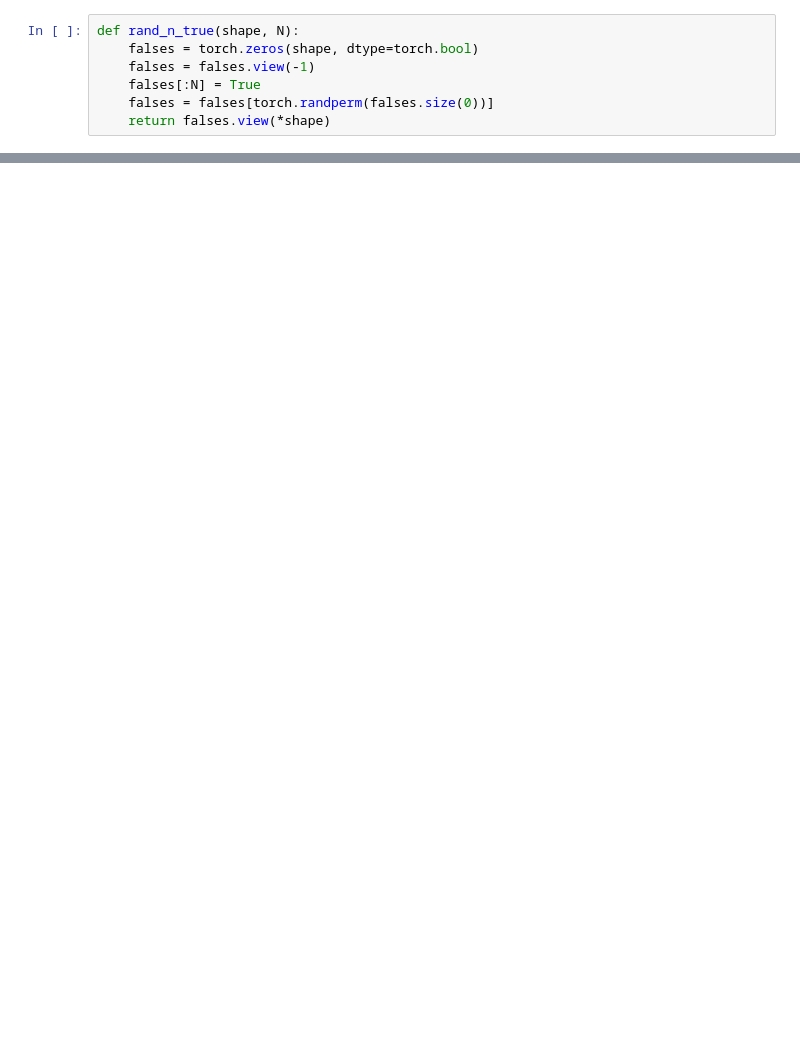
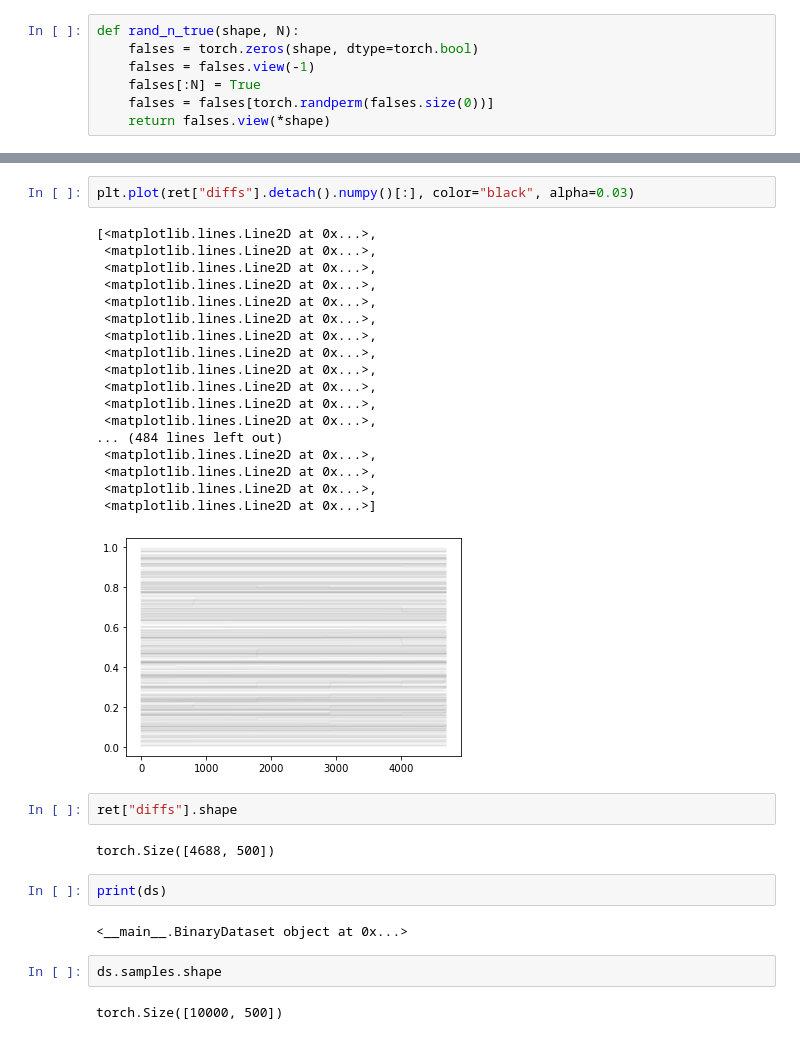
Before and after one commit to AndySham/chess-ai-backend, a Jupyter notebook: notebooks/fuzzy_conj.ipynb, the cells around one changed output, grey strips where cells are left out. Cells and saved outputs as stored; diff of their text form; blank space fills up the shorter version.

```diff
--- a/notebooks/fuzzy_conj.ipynb
+++ b/notebooks/fuzzy_conj.ipynb
@@ -87,0 +147,33 @@ tensor([False, False, False, False, False, False, False, False, False, False,
+# %%
+plt.plot(ret["diffs"].detach().numpy()[:], color="black", alpha=0.03)
+# %% [output]
+[<matplotlib.lines.Line2D at 0x...>,
+ <matplotlib.lines.Line2D at 0x...>,
+ <matplotlib.lines.Line2D at 0x...>,
+ <matplotlib.lines.Line2D at 0x...>,
+ <matplotlib.lines.Line2D at 0x...>,
+ <matplotlib.lines.Line2D at 0x...>,
+ <matplotlib.lines.Line2D at 0x...>,
+ <matplotlib.lines.Line2D at 0x...>,
+ <matplotlib.lines.Line2D at 0x...>,
+ <matplotlib.lines.Line2D at 0x...>,
+ <matplotlib.lines.Line2D at 0x...>,
+ <matplotlib.lines.Line2D at 0x...>,
+... (484 lines left out)
+ <matplotlib.lines.Line2D at 0x...>,
+ <matplotlib.lines.Line2D at 0x...>,
+ <matplotlib.lines.Line2D at 0x...>,
+ <matplotlib.lines.Line2D at 0x...>]
+[figure, added]
+# %%
+ret["diffs"].shape
+# %% [output]
+torch.Size([4688, 500])
+# %%
+print(ds)
+# %% [output]
+<__main__.BinaryDataset object at 0x...>
+# %%
+ds.samples.shape
+# %% [output]
+torch.Size([10000, 500])
```
Also changed, not shown: parts of 16 cells of this notebook, 22 other files.
